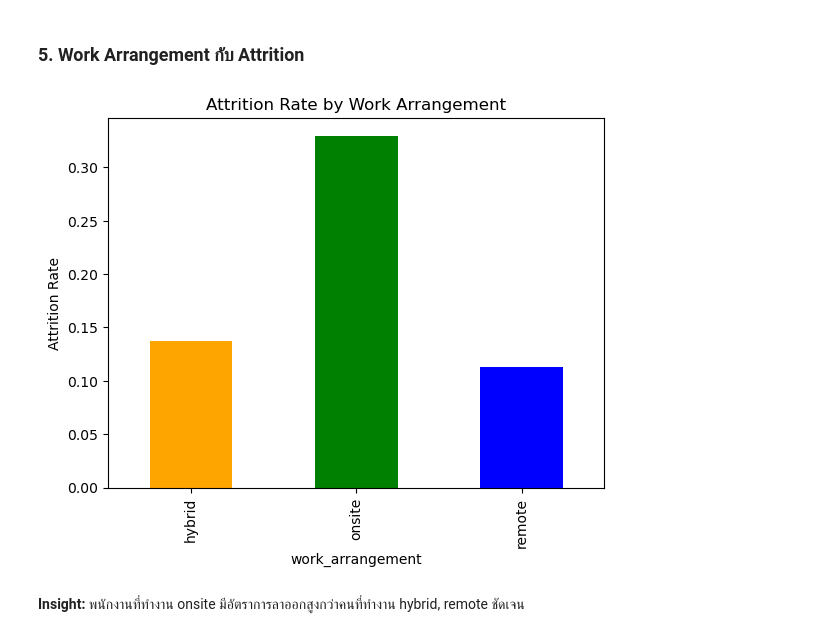
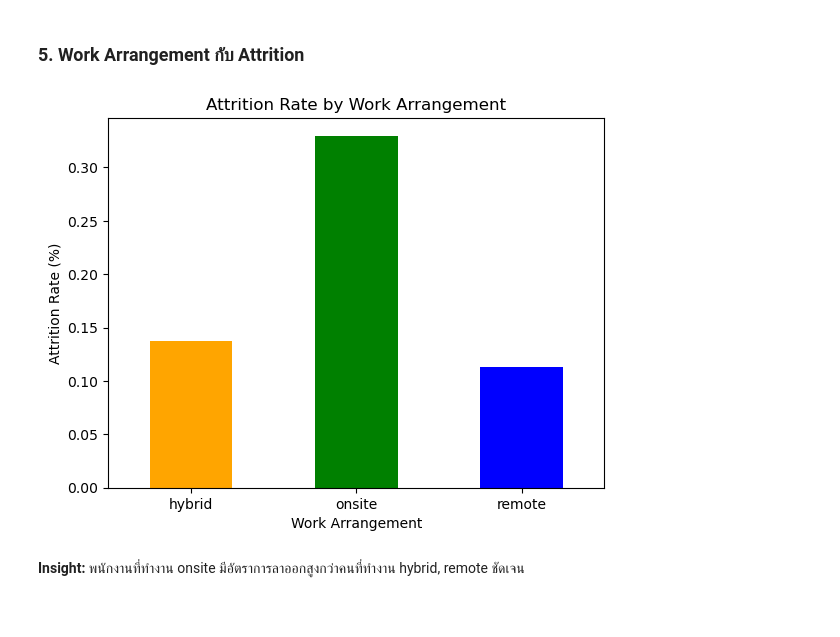
Before and after one commit to fenfics/Employee-Attrition-Prediction, a Jupyter notebook: notebooks/02_data_visualization.ipynb, the cells around one changed output. Cells and saved outputs as stored; diff of their text form; code cells hidden in the pictures.

```diff
--- a/notebooks/02_data_visualization.ipynb
+++ b/notebooks/02_data_visualization.ipynb
@@ -85,16 +96,19 @@ plt.show()
 # %%
 df['work_arrangement'] = np.select(
     [df['work_arrangement_onsite'], df['work_arrangement_remote']],
     ['onsite', 'remote'],
     default='hybrid'
 )
 
 df.groupby('work_arrangement')['attrition'].mean().plot(kind='bar', color=['orange','green','blue'])
+
 plt.title("Attrition Rate by Work Arrangement")
-plt.ylabel("Attrition Rate")
+plt.xlabel("Work Arrangement")
+plt.xticks(rotation=0)
+plt.ylabel("Attrition Rate (%)")
 plt.show()
 # %% [output]
-[figure, old version]
+[figure, new version]
 # %% [markdown]
 **Insight:** พนักงานที่ทำงาน onsite มีอัตราการลาออกสูงกว่าคนที่ทำงาน hybrid, remote ชัดเจน
 # %% [markdown]
```
Also changed, not shown: parts of 9 cells of this notebook.
